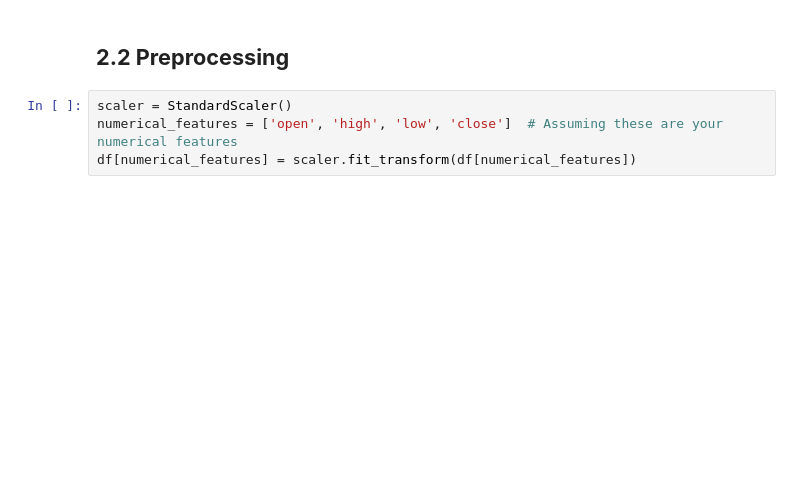
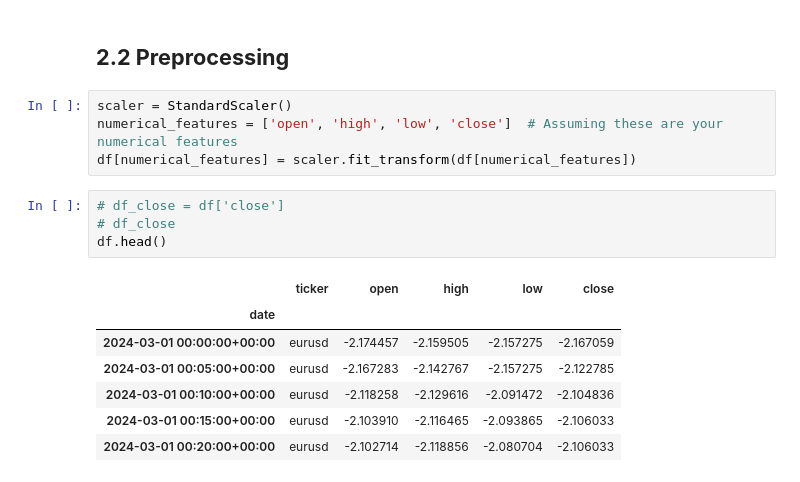
Before and after one commit to MasixoleBOYA/Capstone_Project, a Jupyter notebook: data_sources/Tiingo/tiingo_model.ipynb, the cells around one changed output. Saved outputs shown, nothing was run; the diff lists cells and outputs as text; blank space fills up the shorter version.

```diff
--- a/data_sources/Tiingo/tiingo_model.ipynb
+++ b/data_sources/Tiingo/tiingo_model.ipynb
@@ -154,3 +180,15 @@ mpf.plot(
 scaler = StandardScaler()
 numerical_features = ['open', 'high', 'low', 'close']  # Assuming these are your numerical features
 df[numerical_features] = scaler.fit_transform(df[numerical_features])
+# %%
+# df_close = df['close']
+# df_close
+df.head()
+# %% [output]
+|  | ticker | open | high | low | close |
+| date |  |  |  |  |  |
+| 2024-03-01 00:00:00+00:00 | eurusd | -2.174457 | -2.159505 | -2.157275 | -2.167059 |
+| 2024-03-01 00:05:00+00:00 | eurusd | -2.167283 | -2.142767 | -2.157275 | -2.122785 |
+| 2024-03-01 00:10:00+00:00 | eurusd | -2.118258 | -2.129616 | -2.091472 | -2.104836 |
+| 2024-03-01 00:15:00+00:00 | eurusd | -2.103910 | -2.116465 | -2.093865 | -2.106033 |
+| 2024-03-01 00:20:00+00:00 | eurusd | -2.102714 | -2.118856 | -2.080704 | -2.106033 |
```
Also changed, not shown: parts of 14 cells of this notebook.
